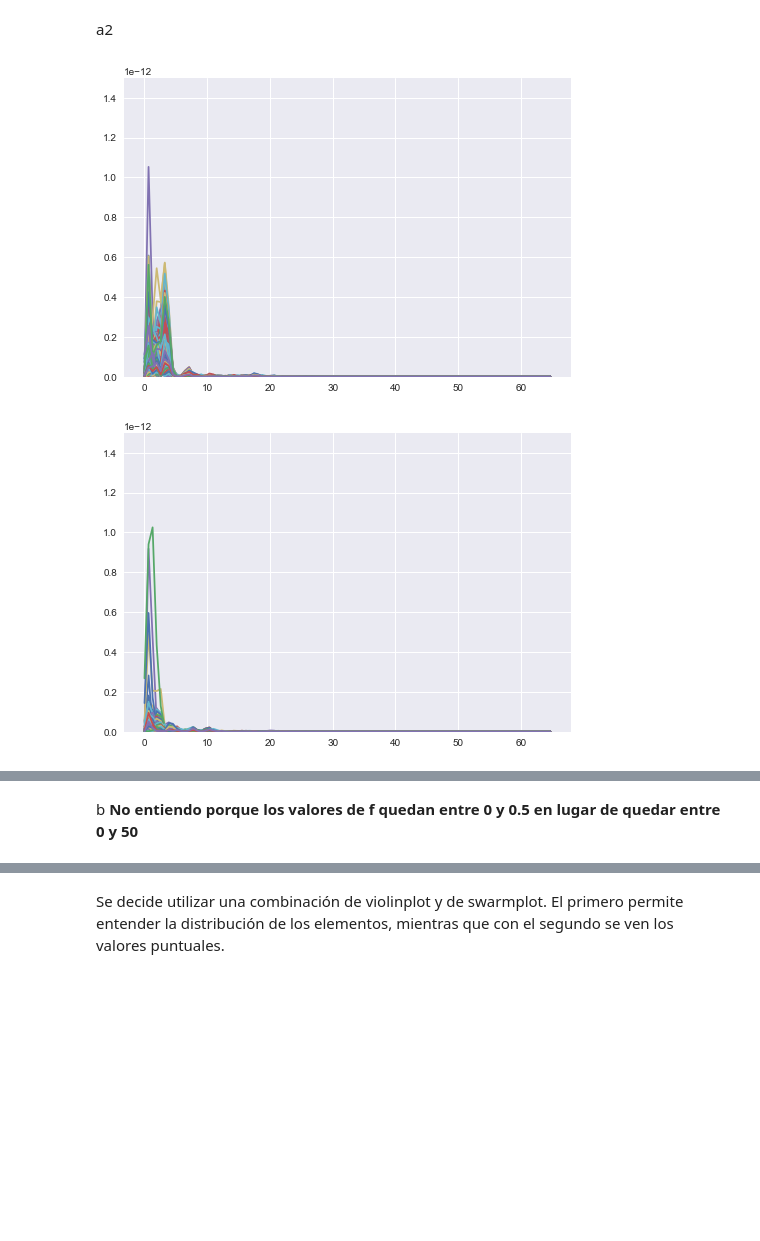
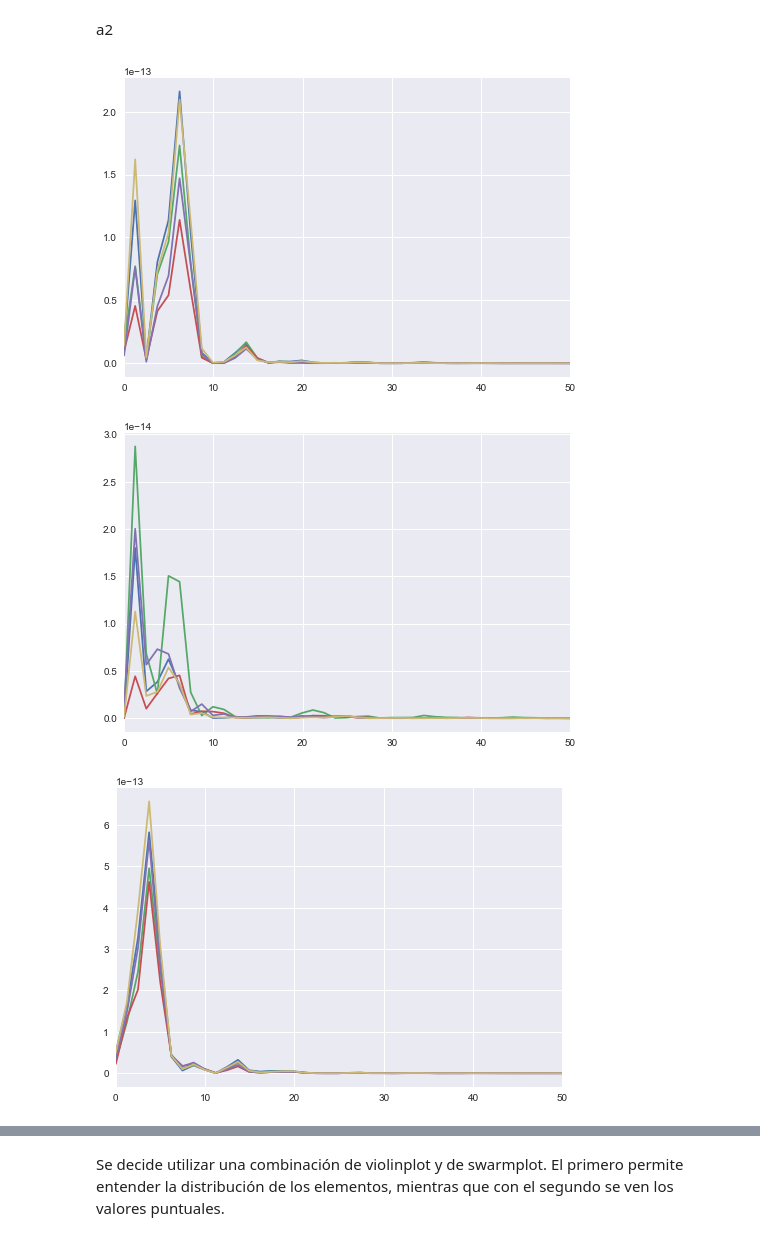
Before and after one commit to BrianBohe/DataScienceCourse, a Jupyter notebook: tp2/resolucion.ipynb, the cells around one changed output, grey strips where cells are left out. Saved outputs shown, nothing was run; the diff lists cells and outputs as text; code cells hidden in the pictures; blank space fills up the shorter version.

```diff
--- a/tp2/resolucion.ipynb
+++ b/tp2/resolucion.ipynb
@@ -68,11 +68,12 @@ epoch_means = [df.groupby(['sensor', 'tiempo']).mean() for df in pacientes_P]
 # %%
 for em in epoch_means:
     for sensor, df_g in em.groupby(['sensor']):
-        f, P = scipy.signal.welch(df_g['valores'].values, fs=130, nperseg=201)
+        f, P = scipy.signal.welch(df_g['valores'].values, fs=250, nperseg=201)
         sns.plt.plot(f, P)
     axes = sns.plt.gca()
-    axes.set_ylim([0,1.5*10**-12])
+    axes.set_xlim([0,50])
     sns.plt.show()
 # %% [output]
-[figure, old version]
+[figure, new version]
-[figure, old version]
+[figure, new version]
+[figure, added]
@@ -79,5 +87,3 @@ for em in epoch_means:
-# %% [markdown]
-b <b>No entiendo porque los valores de f quedan entre 0 y 0.5 en lugar de quedar entre 0 y 50</b>
 # %%
 def calcular_frecuencias(f, P):
     return {
```
Also changed, not shown: parts of 5 cells of this notebook.
